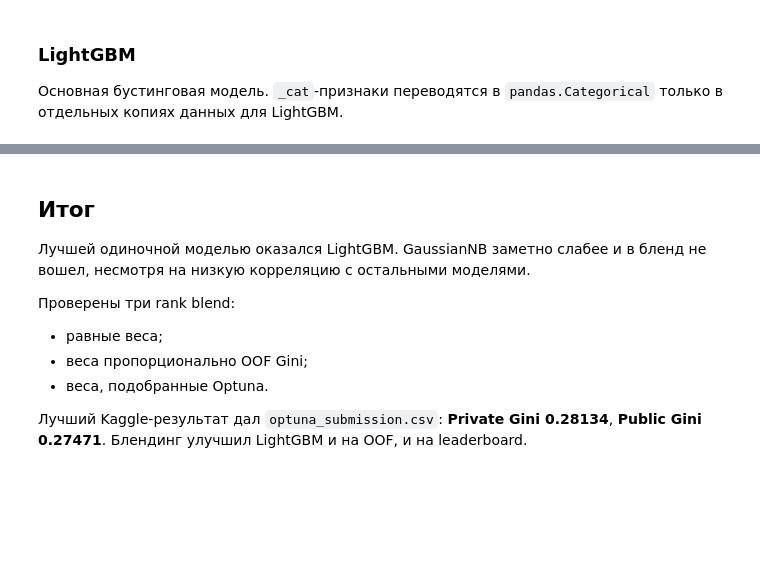
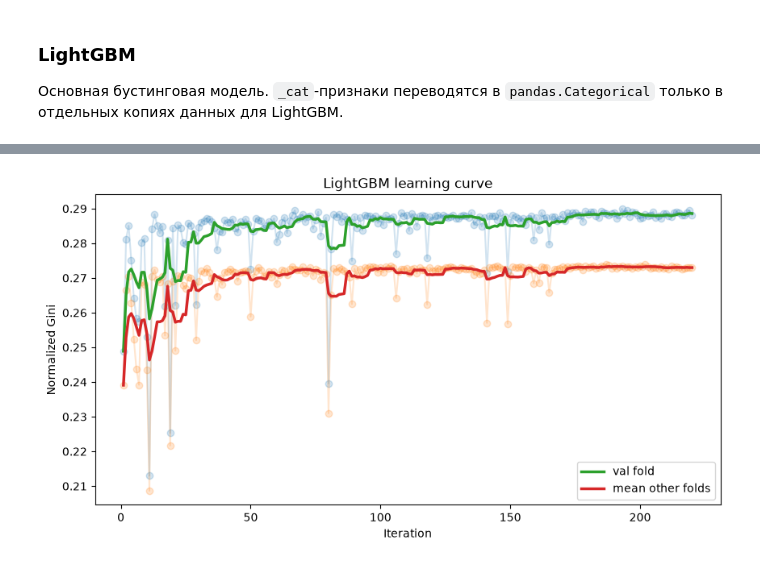
Before and after one commit to DmitryS-01/mlStartHWsSorochan, a Jupyter notebook: 02_modeling.ipynb, the cells around one changed output, grey strips where cells are left out. Saved outputs shown, nothing was run; the diff lists cells and outputs as text; code cells hidden in the pictures; blank space fills up the shorter version.

```diff
--- a/02_modeling.ipynb
+++ b/02_modeling.ipynb
@@ -824,12 +417,0 @@ blend_scores
-# %% [markdown]
-## Итог
-
-Лучшей одиночной моделью оказался LightGBM. GaussianNB заметно слабее и в бленд не вошел, несмотря на низкую корреляцию с остальными моделями.
-
-Проверены три rank blend:
-
-- равные веса;
-- веса пропорционально OOF Gini;
-- веса, подобранные Optuna.
-
-Лучший Kaggle-результат дал `optuna_submission.csv`: **Private Gini 0.28134**, **Public Gini 0.27471**. Блендинг улучшил LightGBM и на OOF, и на leaderboard.
@@ -835,0 +446,6 @@ blend_scores
+# %%
+lightgbm_history = plot_score_history(
+    lightgbm_score_history, "lightgbm", "LightGBM learning curve"
+)
+# %% [output]
+[figure, added]
```
Also changed, not shown: parts of 73 cells of this notebook, 9 other files.
